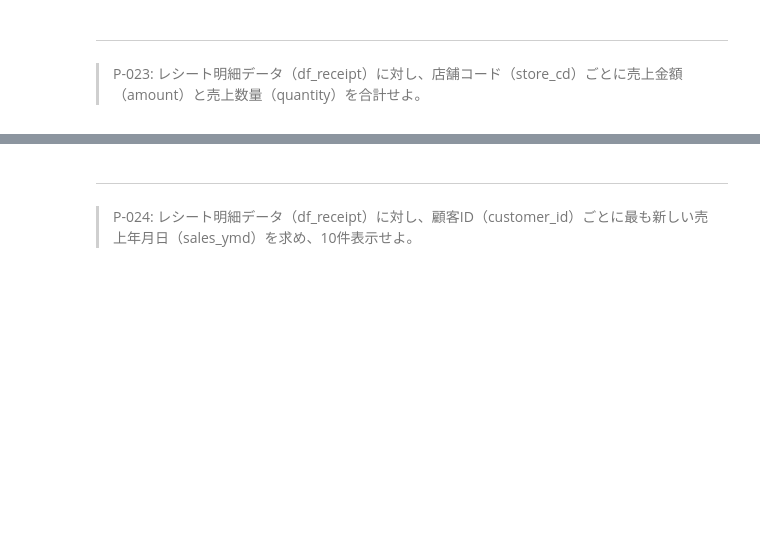
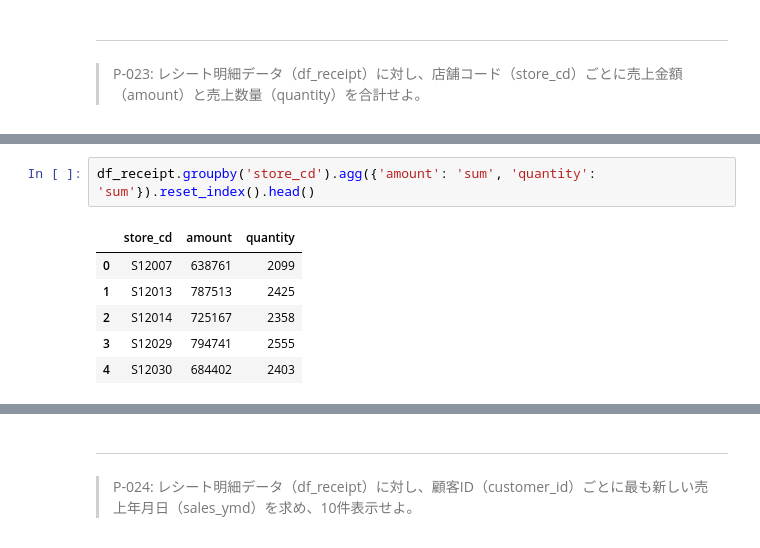
Before and after one commit to libra20/100knocks2, a Jupyter notebook: docker/work/preprocess_knock_Python.ipynb, the cells around one changed output, grey strips where cells are left out. Saved outputs shown, nothing was run; the diff lists cells and outputs as text; blank space fills up the shorter version.

```diff
--- a/docker/work/preprocess_knock_Python.ipynb
+++ b/docker/work/preprocess_knock_Python.ipynb
@@ -436,0 +470,9 @@ df_receipt[['customer_id', 'amount', 'amount_rank']].sort_values(by='amount_rank
+# %%
+df_receipt.groupby('store_cd').agg({'amount': 'sum', 'quantity': 'sum'}).reset_index().head()
+# %% [output]
+|  | store_cd | amount | quantity |
+| 0 | S12007 | 638761 | 2099 |
+| 1 | S12013 | 787513 | 2425 |
+| 2 | S12014 | 725167 | 2358 |
+| 3 | S12029 | 794741 | 2555 |
+| 4 | S12030 | 684402 | 2403 |
```
Also changed, not shown: parts of 7 cells of this notebook.
